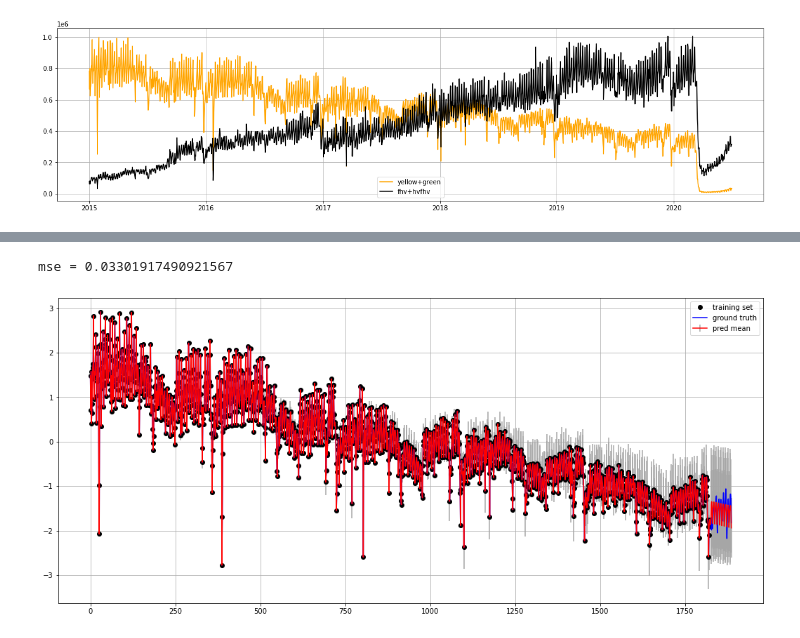
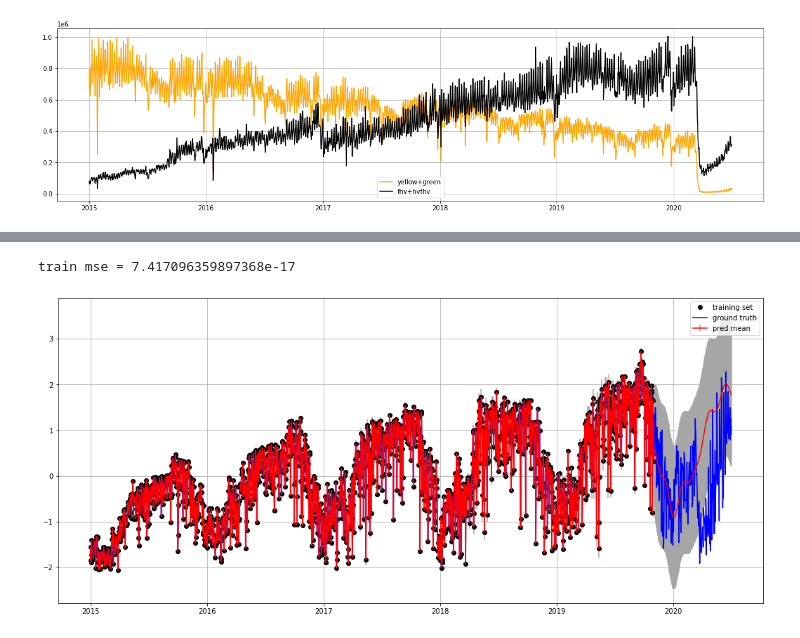
Before and after one commit to sujeongcha/TimeSeries-Transporation-and-Covid19, a Jupyter notebook: Modelling/Gaussian Process.ipynb, the cells around one changed output, grey strips where cells are left out. Saved outputs shown, nothing was run; the diff lists cells and outputs as text; code cells hidden in the pictures.

```diff
--- a/Modelling/Gaussian Process.ipynb
+++ b/Modelling/Gaussian Process.ipynb
@@ -76,0 +250,4 @@ new_test = new_preCovid['2020-01-01':]
+# %%
+bike = pd.read_csv("https://raw.githubusercontent.com/sujeongcha/TimeSeries-Transporation-and-Covid19/main/Data/CitiBike_Data/citibike_1520.csv", index_col=0)
+bike.starttime_day = pd.to_datetime(bike.starttime_day)
+bike = bike.set_index('starttime_day')
@@ -77,6 +261,14 @@ new_test = new_preCovid['2020-01-01':]
+# %%
+# preCovid // postCovid
+preCovid = bike.loc[:'2020-02-29']
+postCovid = bike.loc['2020-03-01':'2020-06-30']
+
+# train / test
+train = preCovid[:'2019-10-31']
+test = preCovid['2019-11-01':]
 # %%
-# normalization
 scaler = StandardScaler()
-scaler.fit(old_train.values.reshape(-1,1))
-old_train = scaler.transform(old_train.values.reshape(-1,1))
-old_test = scaler.transform(old_test.values.reshape(-1,1))
+scaler.fit(train['usertype'].values.reshape(-1,1))
+train['scaled_count'] = scaler.transform(train['usertype'].values.reshape(-1,1))
+test['scaled_count'] = scaler.transform(test['usertype'].values.reshape(-1,1))
+postCovid['scaled_count'] = scaler.transform(postCovid['usertype'].values.reshape(-1,1))
@@ -104,17 +275,19 @@ def plot_gp(x_pred, y_pred, sigmas, x_train, y_train, true_y=None, samples=None,
 # %%
-traintime = np.arange(len(old_train))
-predtime = np.arange(len(old_preCovid))
-true_y = np.append(old_train, old_test)
+traintime = np.arange(len(train))
+true_y = pd.concat([train, test, postCovid])['scaled_count']
+predtime = np.arange(len(true_y))
 
-kernel = RBF() + ExpSineSquared(periodicity=7)*DotProduct() + ConstantKernel(constant_value=1)
+# kernel = RBF(length_scale=0.3) + ExpSineSquared(periodicity=365)*DotProduct() + ConstantKernel(constant_value=1)
+kernel = RBF(length_scale=4) + ExpSineSquared(periodicity=365)*DotProduct() + ConstantKernel(constant_value=1) + \
+        RationalQuadratic(length_scale=0.3)
 gp = gaussian_process.GaussianProcessRegressor(kernel=kernel)
-gp.fit(traintime.reshape(-1,1), old_train.reshape(-1,1))
+gp.fit(traintime.reshape(-1,1), train['scaled_count'].values.reshape(-1,1))
 mus, sigmas = gp.predict(predtime.reshape(-1,1), return_std=True)
 # %%
 fig, ax = plt.subplots(1, 1, figsize=(18,8))
-plot_gp(predtime, mus, sigmas, traintime, old_train, true_y, ax=ax)
+plot_gp(true_y.index, mus, sigmas, train.index, train['scaled_count'], true_y, ax=ax)
 plt.grid()
-print("mse = {0}".format((mean_squared_error(mus[len(old_train):], true_y[len(old_train):]))))
+print("train mse = {0}".format((mean_squared_error(mus[:len(train)], true_y[:len(train)]))))
 # %% [output]
-mse = 0.03301917490921567
+train mse = 7.417096359897368e-17
-[figure, old version]
+[figure, new version]
```
Also changed, not shown: parts of 32 cells of this notebook.
